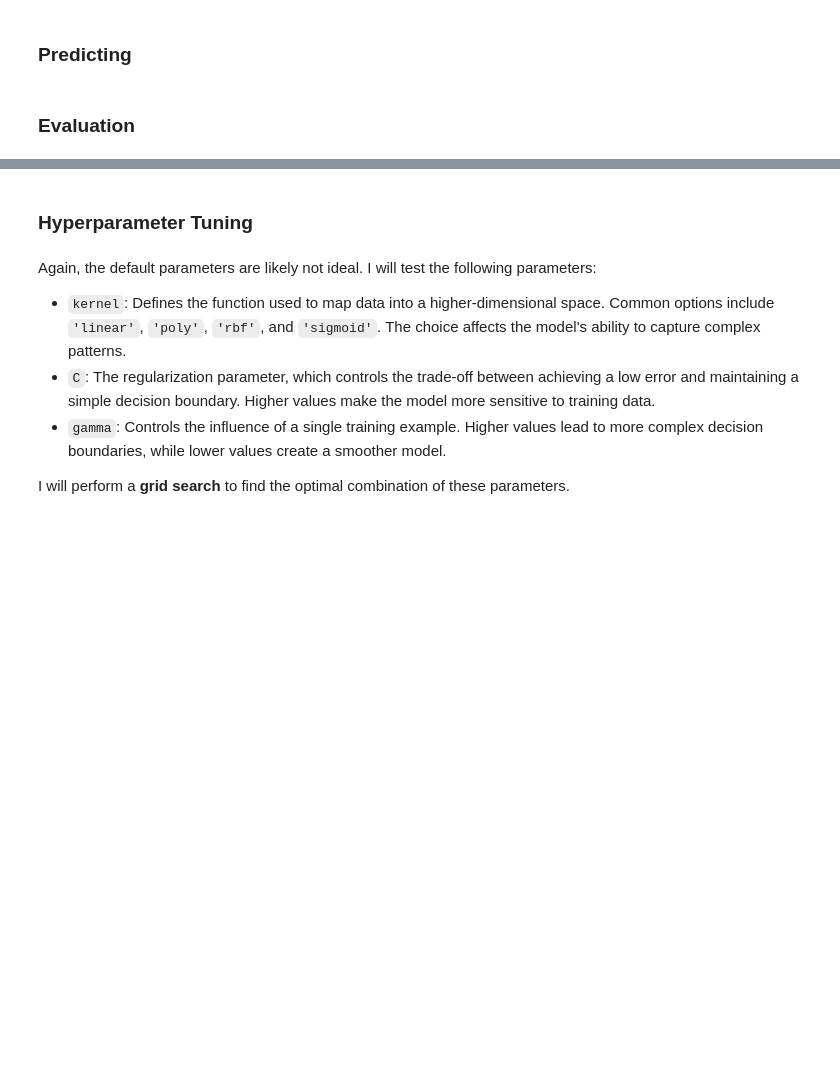
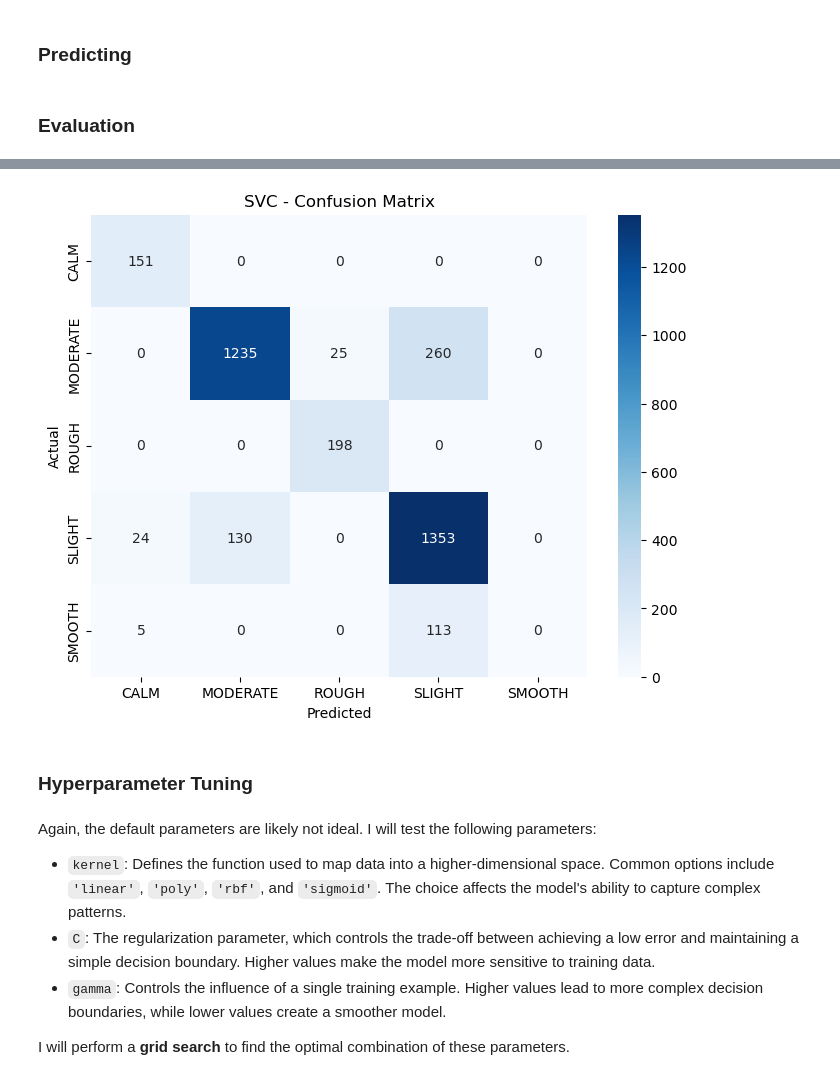
Before and after one commit to colinbeyers/GEOL558-submissions, a Jupyter notebook: module_3/module_3.ipynb, the cells around one changed output, grey strips where cells are left out. Saved outputs shown, nothing was run; the diff lists cells and outputs as text; code cells hidden in the pictures; blank space fills up the shorter version.

```diff
--- a/module_3/module_3.ipynb
+++ b/module_3/module_3.ipynb
@@ -429,10 +546,12 @@ print("F1 Score (weighted):", f1)
 # %%
 pyp.figure(figsize=(8, 6))
 sbn.heatmap(cm, annot=True, fmt='g', cmap='Blues', xticklabels=label_encoder.classes_, yticklabels=label_encoder.classes_)
-pyp.title('Confusion Matrix')
+pyp.title('SVC - Confusion Matrix')
 pyp.xlabel('Predicted')
 pyp.ylabel('Actual')
 pyp.show()
+# %% [output]
+[figure, added]
 # %% [markdown]
 ### Hyperparameter Tuning
 # %% [markdown]
```
Also changed, not shown: parts of 52 cells of this notebook.
